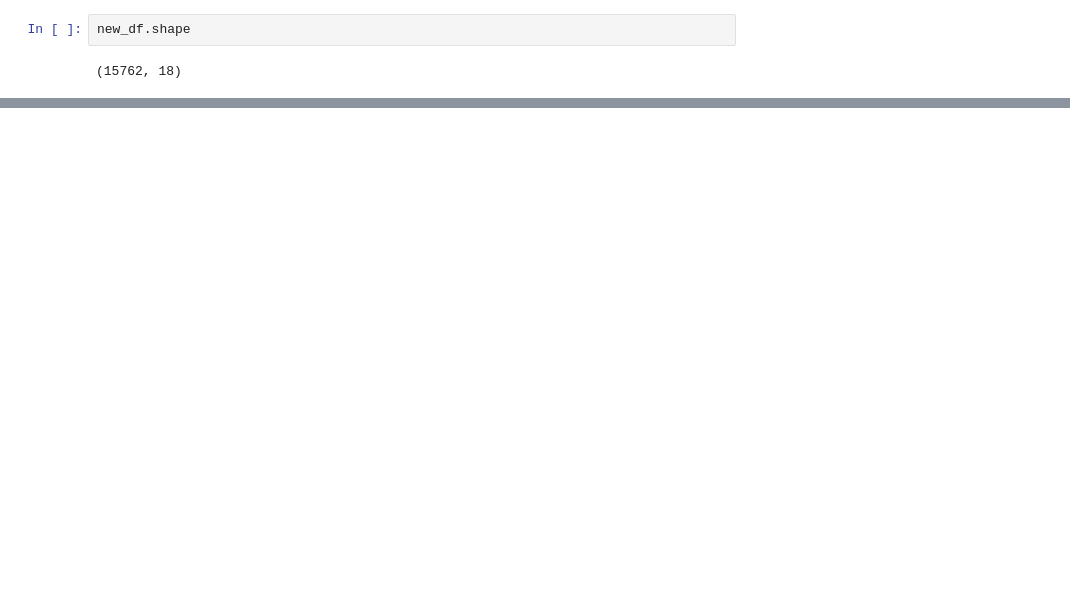
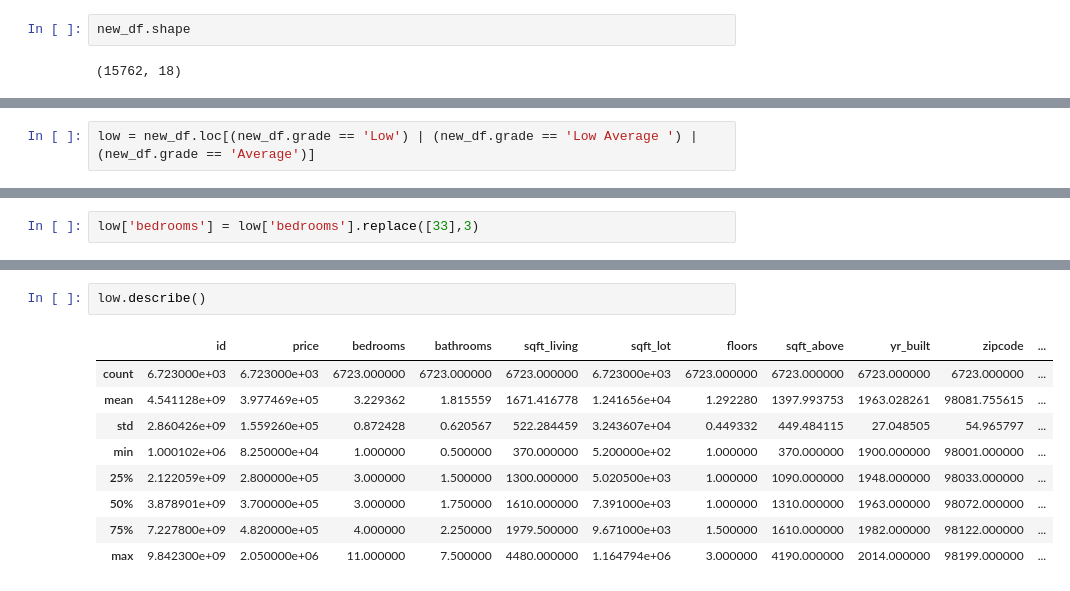
Before and after one commit to vivyhasadream/DS_P2_King-County-House-Sales-Predict, a Jupyter notebook: Karan_Data _Cleaning 1.ipynb, the cells around one changed output, grey strips where cells are left out. Cells and saved outputs as stored; diff of their text form; blank space fills up the shorter version.

```diff
--- a/Karan_Data _Cleaning 1.ipynb
+++ b/Karan_Data _Cleaning 1.ipynb
@@ -295,0 +306,2 @@ new_df
+# %%
+low = new_df.loc[(new_df.grade == 'Low') | (new_df.grade == 'Low Average ') | (new_df.grade == 'Average')]
@@ -295,0 +324,2 @@ new_df
+# %%
+low['bedrooms'] = low['bedrooms'].replace([33],3)
@@ -295,0 +369,12 @@ new_df
+# %%
+low.describe()
+# %% [output]
+|  | id | price | bedrooms | bathrooms | sqft_living | sqft_lot | floors | sqft_above | yr_built | zipcode | ... |
+| count | 6.723000e+03 | 6.723000e+03 | 6723.000000 | 6723.000000 | 6723.000000 | 6.723000e+03 | 6723.000000 | 6723.000000 | 6723.000000 | 6723.000000 | ... |
+| mean | 4.541128e+09 | 3.977469e+05 | 3.229362 | 1.815559 | 1671.416778 | 1.241656e+04 | 1.292280 | 1397.993753 | 1963.028261 | 98081.755615 | ... |
+| std | 2.860426e+09 | 1.559260e+05 | 0.872428 | 0.620567 | 522.284459 | 3.243607e+04 | 0.449332 | 449.484115 | 27.048505 | 54.965797 | ... |
+| min | 1.000102e+06 | 8.250000e+04 | 1.000000 | 0.500000 | 370.000000 | 5.200000e+02 | 1.000000 | 370.000000 | 1900.000000 | 98001.000000 | ... |
+| 25% | 2.122059e+09 | 2.800000e+05 | 3.000000 | 1.500000 | 1300.000000 | 5.020500e+03 | 1.000000 | 1090.000000 | 1948.000000 | 98033.000000 | ... |
+| 50% | 3.878901e+09 | 3.700000e+05 | 3.000000 | 1.750000 | 1610.000000 | 7.391000e+03 | 1.000000 | 1310.000000 | 1963.000000 | 98072.000000 | ... |
+| 75% | 7.227800e+09 | 4.820000e+05 | 4.000000 | 2.250000 | 1979.500000 | 9.671000e+03 | 1.500000 | 1610.000000 | 1982.000000 | 98122.000000 | ... |
+| max | 9.842300e+09 | 2.050000e+06 | 11.000000 | 7.500000 | 4480.000000 | 1.164794e+06 | 3.000000 | 4190.000000 | 2014.000000 | 98199.000000 | ... |
```
Also changed, not shown: parts of 24 cells of this notebook, 4 other files.
